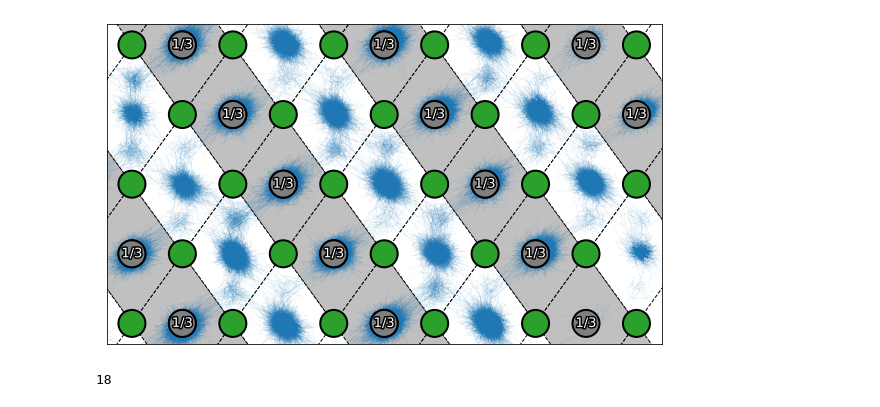
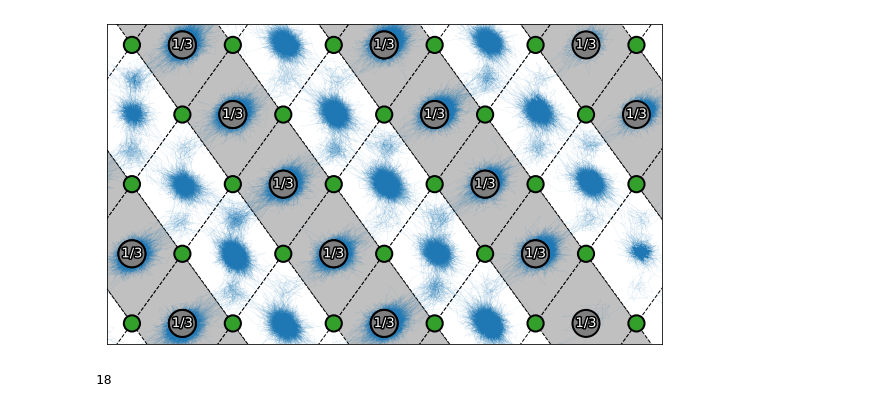
Before and after one commit to BenGoldmann/halospinel_project, a Jupyter notebook: data/md_mlff/dft/production/attempt_2/monoclinic.ipynb, the cells around one changed output. Drawn from its saved outputs; the diff is of its cells as text; code cells hidden in the pictures.

Commit message:
Edited trajectory figures.

```diff
--- a/data/md_mlff/dft/production/attempt_2/monoclinic.ipynb
+++ b/data/md_mlff/dft/production/attempt_2/monoclinic.ipynb
@@ -4,6 +4,8 @@ from pymatgen.io.vasp.outputs import Xdatcar
 import matplotlib.patches as Patches
 import numpy as np
 import matplotlib.patheffects as PathEffects
+from matplotlib import cm
+col = cm.get_cmap('Paired')
 # %%
 data = Xdatcar('XDATCAR_monoclinic')
 # %%
@@ -31,7 +33,7 @@ for i in range(0, len(structures[0])):
     for x_i, z_i in zip(x,z):
         x_adj.append(x_i*np.cos(5.34) - z_i*np.sin(5.34) - 11.2)
         z_adj.append(x_i*np.sin(5.34) + z_i*np.cos(5.34) - 0.1)
-    ax.plot(x_adj, z_adj, color='tab:blue', lw=0.05, zorder=0.5)
+    ax.plot(x_adj, z_adj, color=col(1), lw=0.05, zorder=0.5)
 
 for i in range(0, len(structures[0])):
     if structures[0][i].species_string == 'Sc':
@@ -53,12 +55,12 @@ cl_y_2 = [-5/6, -3/6, -1/6, 1/6, 3/6, 5/6]
 
 for clx in cl_x_1:
     for cly in cl_y_1:
-        cl_ion = Patches.Circle((clx*x_coord_unit, cly*z_coord_unit), radius=0.5, fc='tab:green', ec='black', zorder=1, linewidth=2)
+        cl_ion = Patches.Circle((clx*x_coord_unit, cly*z_coord_unit), radius=0.3, fc=col(3), ec='black', zorder=1, linewidth=2)
         ax.add_patch(cl_ion)
 
 for clx in cl_x_2:
     for cly in cl_y_2:
-        cl_ion = Patches.Circle((clx*x_coord_unit, cly*z_coord_unit), radius=0.5, fc='tab:green', ec='black', zorder=1, linewidth=2)
+        cl_ion = Patches.Circle((clx*x_coord_unit, cly*z_coord_unit), radius=0.3, fc=col(3), ec='black', zorder=1, linewidth=2)
         ax.add_patch(cl_ion)
 
 def add_polygon(x, y, color):
@@ -78,34 +80,34 @@ x2 = [-7, -6, -5, -4, -3, -3, -2, -1, 0, 1, 1, 2, 3, 4,5]
 z2 = [-2, 1, 0, -1, -2, 2, 1, 0, -1, -2, 2, 1, 0, -1, 2]
 
 for x,z  in zip(x2,z2):
     add_polygon(x, z, 'white')
 
 #Add missing Sc
 x3 = [4, 4, 5]
 y3 = [2, -2, 1]
 
 for x, y in zip(x3, y3):
     sc_ion = Patches.Circle((x_coord_unit*x/6, z_coord_unit*y/6), radius=0.5, fc='tab:grey', ec='black', zorder=1, linewidth=2)
     ax.add_patch(sc_ion)
 
 #Sc labels
 x4 = [-5, -4, -4, -3, -2, -1, 0, 0, 1, 2, 3, 4, 4, 5]
 y4 = [-1, 2, -2, 1, 0, -1, 2, -2, 1, 0, -1, 2, -2, 1]
 
 for x, y in zip(x4, y4):
     depth = ax.text(x_coord_unit*x/6, z_coord_unit*y/6, '1/3', ha='center', va='center', color='white', size=13)
     depth.set_path_effects([PathEffects.withStroke(linewidth=3, foreground='black')])
 
 ax.set(xlim=(-5.5/6*x_coord_unit, 5.5/6*x_coord_unit), ylim=(-2.3/6*z_coord_unit, 2.3/6*z_coord_unit))
 
 ax.set_aspect('equal')
 
 ax.set_xticks([])
 ax.set_yticks([])
 
 plt.savefig('monoclinic_pic.png', bbox_inches='tight',dpi=500)
 # %% [output]
-[figure, old version]
+[figure, new version]
 # %%
 len(z1)
 # %% [output]
```
Also changed, not shown: 6 other files.
